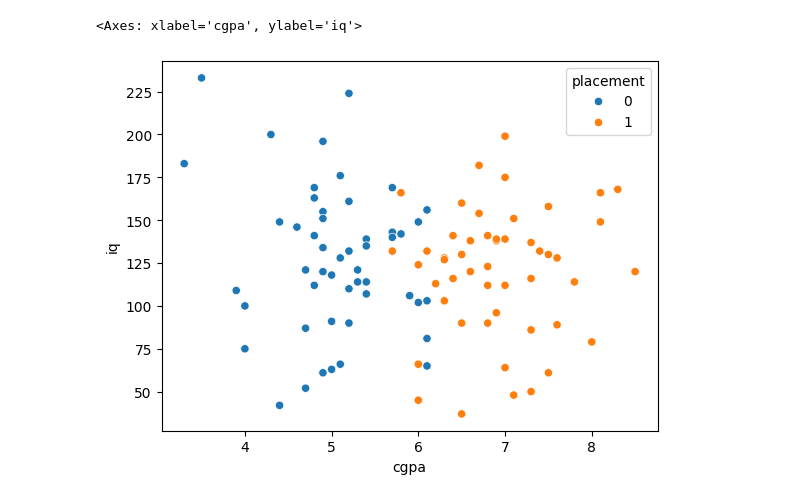
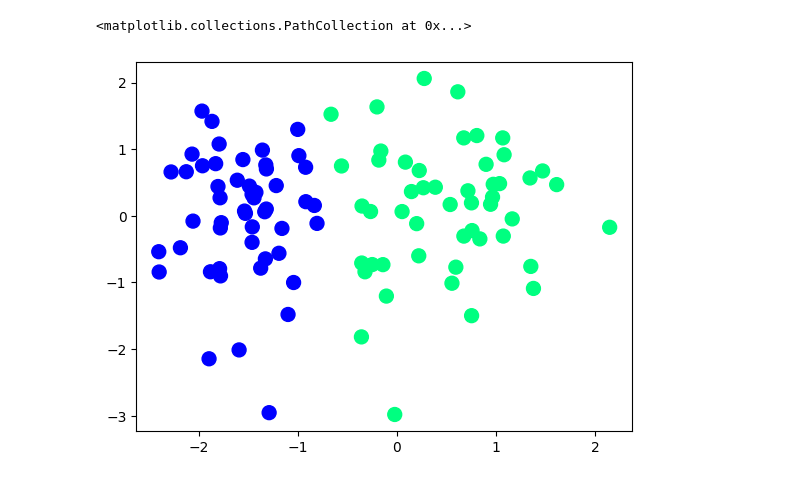
Before and after one commit to HamadKhan345/ml-study-repo, a Jupyter notebook: Logistic_Regression_Perceptron_Trick.ipynb, the cells around one changed output. Saved outputs shown, nothing was run; the diff lists cells and outputs as text; code cells hidden in the pictures.

```diff
--- a/Logistic_Regression_Perceptron_Trick.ipynb
+++ b/Logistic_Regression_Perceptron_Trick.ipynb
@@ -19,6 +10,9 @@ df.head()
-# %%
-sns.scatterplot(x='cgpa', y='iq', hue='placement', data=df)
-# %% [output]
-<Axes: xlabel='cgpa', ylabel='iq'>
-[figure, removed]
+# %%
+X, y = make_classification(n_samples=100, n_features=2, n_informative=1,n_redundant=0,
+                           n_classes=2, n_clusters_per_class=1, random_state=41,hypercube=False,class_sep=10)
+# %%
+plt.scatter(X[:,0],X[:,1],c=y,cmap='winter',s=100)
+# %% [output]
+<matplotlib.collections.PathCollection at 0x...>
+[figure, added]
 # %%
```
Also changed, not shown: parts of 11 cells of this notebook.
